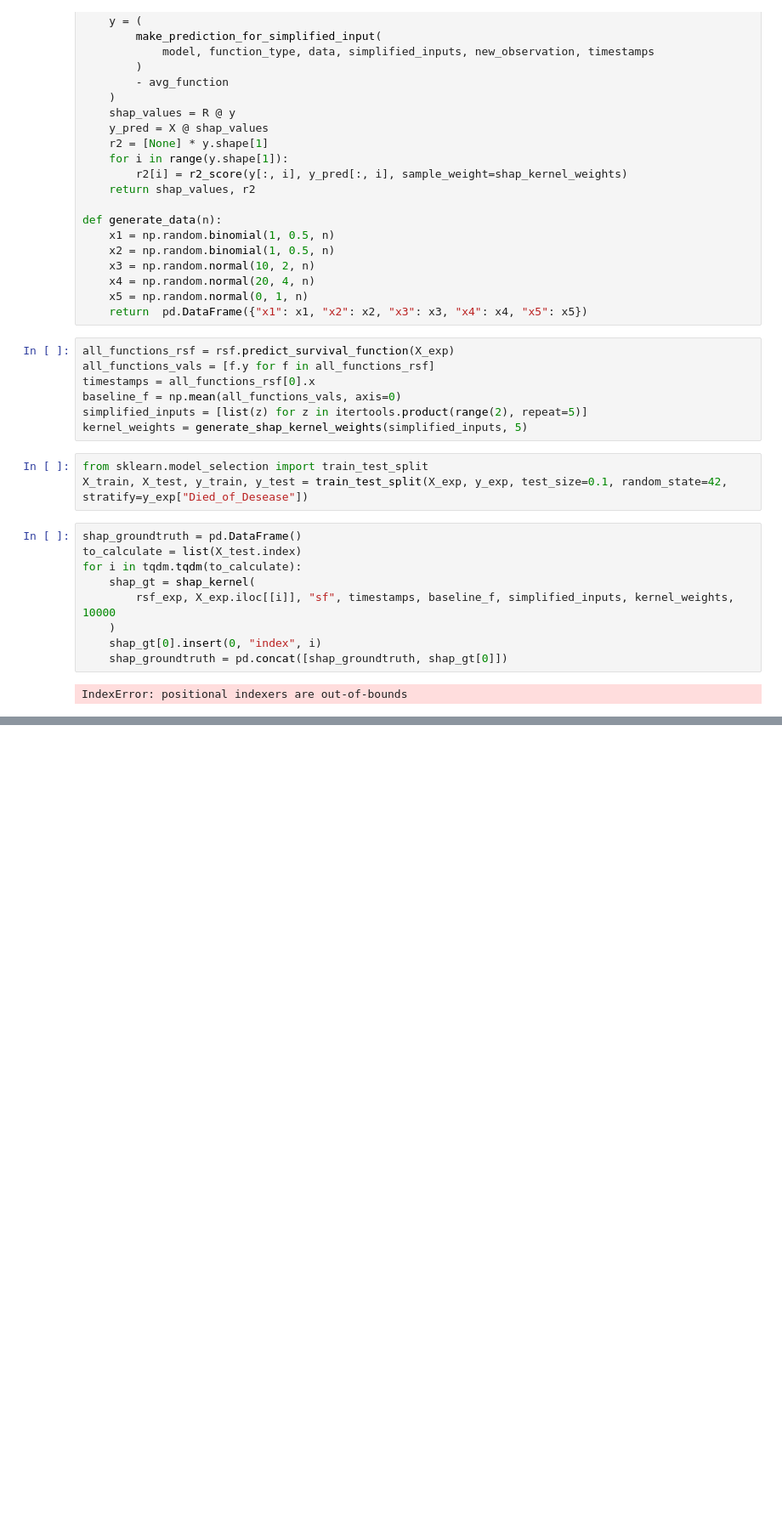
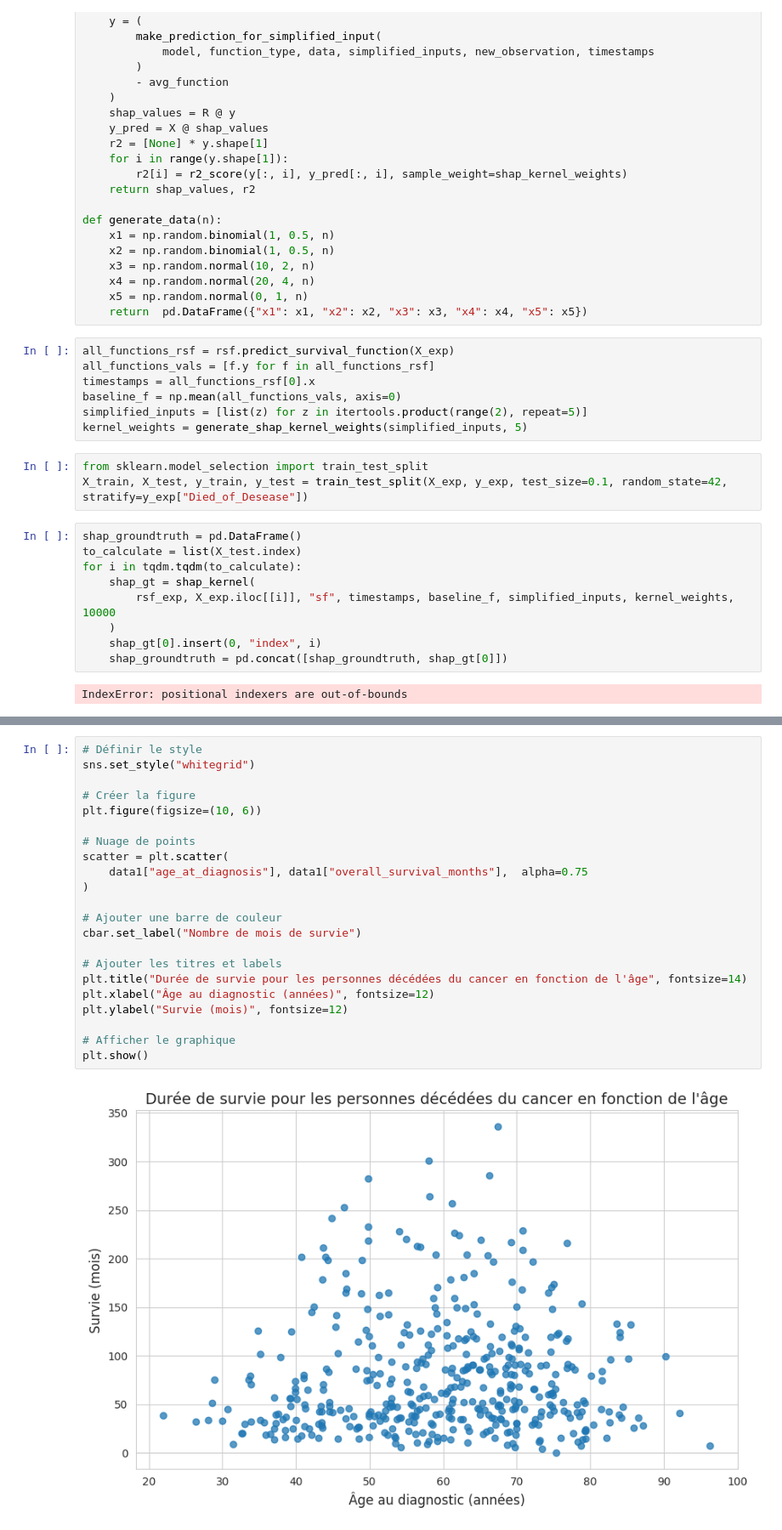
Before and after one commit to Clement-Dn/Surv-ML, a Jupyter notebook: BasicSurv.ipynb, the cells around one changed output, grey strips where cells are left out. Shown at 85% size. Drawn from its saved outputs; the diff is of its cells as text; blank space fills up the shorter version.

```diff
--- a/BasicSurv.ipynb
+++ b/BasicSurv.ipynb
@@ -473,0 +526,24 @@ IndexError: positional indexers are out-of-bounds
+# %%
+# Définir le style
+sns.set_style("whitegrid")
+
+# Créer la figure
+plt.figure(figsize=(10, 6))
+
+# Nuage de points
+scatter = plt.scatter(
+    data1["age_at_diagnosis"], data1["overall_survival_months"],  alpha=0.75
+)
+
+# Ajouter une barre de couleur
+cbar.set_label("Nombre de mois de survie")
+
+# Ajouter les titres et labels
+plt.title("Durée de survie pour les personnes décédées du cancer en fonction de l'âge", fontsize=14)
+plt.xlabel("Âge au diagnostic (années)", fontsize=12)
+plt.ylabel("Survie (mois)", fontsize=12)
+
+# Afficher le graphique
+plt.show()
+# %% [output]
+[figure, added]
```
Also changed, not shown: parts of 16 cells of this notebook, 1 other file.
